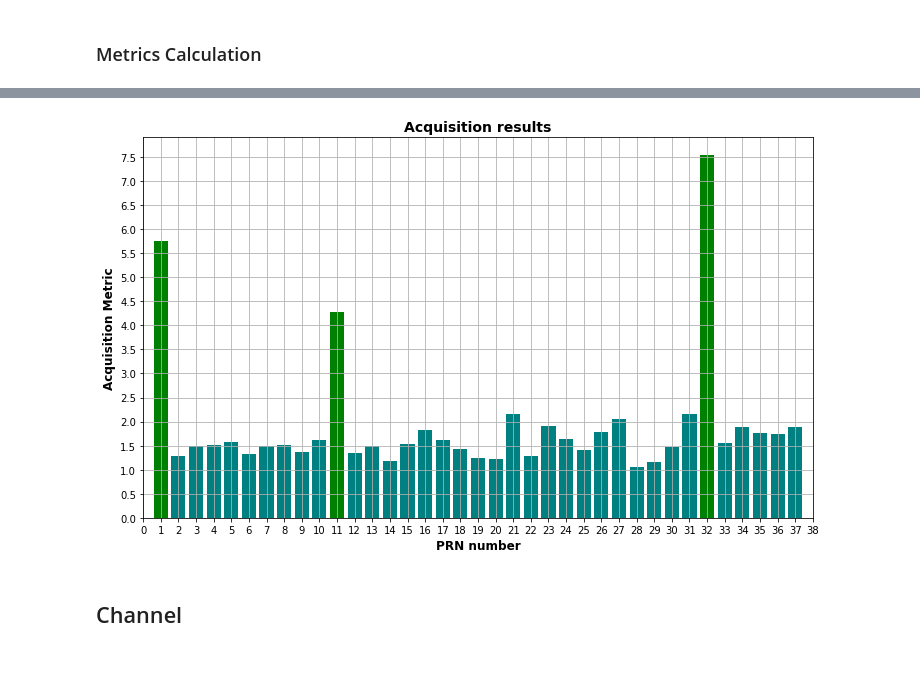
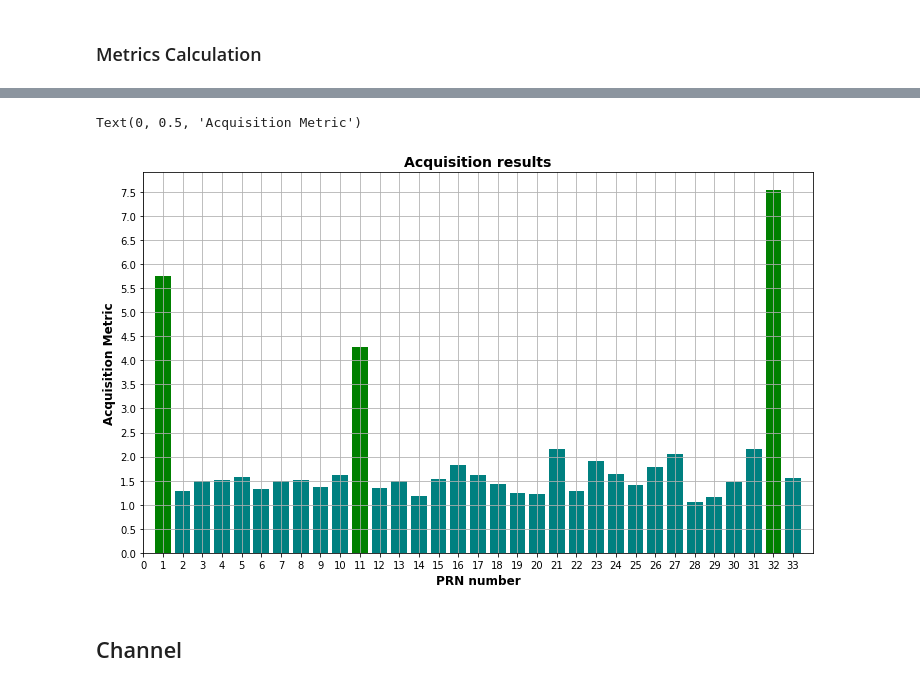
Before and after one commit to pranavmp-10-000/leosIN, a Jupyter notebook: gnssMPy.ipynb, the cells around one changed output, grey strips where cells are left out. Drawn from its saved outputs; the diff is of its cells as text; code cells hidden in the pictures.

```diff
--- a/gnssMPy.ipynb
+++ b/gnssMPy.ipynb
@@ -149,11 +149,11 @@ def generateCACode(prn):
     return CAcode
 
 def makeCATable():
-    caCodesTable = np.zeros((37,samplesPerCode))
+    caCodesTable = np.zeros((33,samplesPerCode))
     ts = 1/samplingFreq
     tc = 1/codeFreqBasis
 
-    for i in range(37):
+    for i in range(33):
         caCode = generateCACode(i)
         cvi = ts * np.arange(1,samplesPerCode+1)/ tc
         codeValueIndex = np.ceil(cvi-1)
@@ -201,0 +207,5 @@ def input_power(signal):
+# %%
+carrFreq = np.zeros((33))
+codePhaseRes = np.zeros((33))
+peakMetric = np.zeros((33))
+magnitudeGrid = np.zeros((num_doppler_bins,samplesPerCode))
@@ -202,3 +335,7 @@ def input_power(signal):
+# %%
+carrFreq = np.zeros((33))
+codePhaseRes = np.zeros((33))
+peakMetric = np.zeros((33))
 # %%
 def acqResults():
     for i in acqSatelliteList:
@@ -236,16 +373,17 @@ def acqResults():
                 results[j, :] = acqRes1
             else:
                 results[j, :] = acqRes2
-        np.savetxt('test.csv', results, delimiter=',', fmt='%s')
+
+        np.savetxt('test.csv', magnitudeGrid, delimiter=',', fmt='%s')
+
         # Looking for correlation peaks
         peakSize= np.amax(np.amax(results,axis=0))
         frequencyBinIndex = np.amax(results.argmax(axis=0),)#np.amax(np.where(results[j,:]==peakSize))
-        frequencyBinIndex = frequencyBinIndex
-        #print(peakSize,frequencyBinIndex)
 
         # Find code phase of the same correlation peak ---------------------
         peakSize = np.amax(np.amax(results,axis=1))
         codePhase = np.amax(results.argmax(axis=1))
+
         #print(peakSize,codePhase)
         # Find 1 chip wide C/A code phase exclude range around the peak ----
         samplesPerCodeChip   = round(samplingFreq /codeFreqBasis)
@@ -262,10 +400,10 @@ def acqResults():
         else:
             codePhaseRange = np.hstack((np.arange(1,excludeRangeIndex1),np.arange(excludeRangeIndex2 ,samplesPerCode-1)))
 
-
         # Find the second highest correlation peak in the same freq. bin ---
         secondPeakSize = np.amax(results[frequencyBinIndex, codePhaseRange])
         #print(peakSize/secondPeakSize)
+
         # Store result -----------------------------------------------------
         peakMetric[i] = peakSize/secondPeakSize
         # If the result is above threshold, then there is a signal
@@ -323,17 +461,18 @@ peakMetric,results= acqResults()
 # %%
 fig = plt.figure(figsize=(12,7))
 colors = np.where(peakMetric>acqThreshold,'green','teal')
-plt.bar(list(range(1,38)),peakMetric,color=colors)
+plt.bar(list(range(1,34)),peakMetric,color=colors)
 plt.grid()
 plt.title ( 'Acquisition results',fontdict={'fontsize':14,'fontweight':'bold'})
-plt.xlim([0,37])
+plt.xlim([0,34])
 plt.yticks(np.arange(0,max(peakMetric),0.5))
-plt.xticks(np.arange(0,39,1))
+plt.xticks(np.arange(0,34,1))
 plt.xlabel( 'PRN number',
            fontdict={'fontsize':12,'fontweight':'bold'})
 plt.ylabel( 'Acquisition Metric',fontdict={'fontsize':12,'fontweight':'bold'})
 # %% [output]
+Text(0, 0.5, 'Acquisition Metric')
-[figure, old version]
+[figure, new version]
 # %% [markdown]
 ## Channel
 # %%
```
Also changed, not shown: parts of 13 cells of this notebook, 1 other file.
